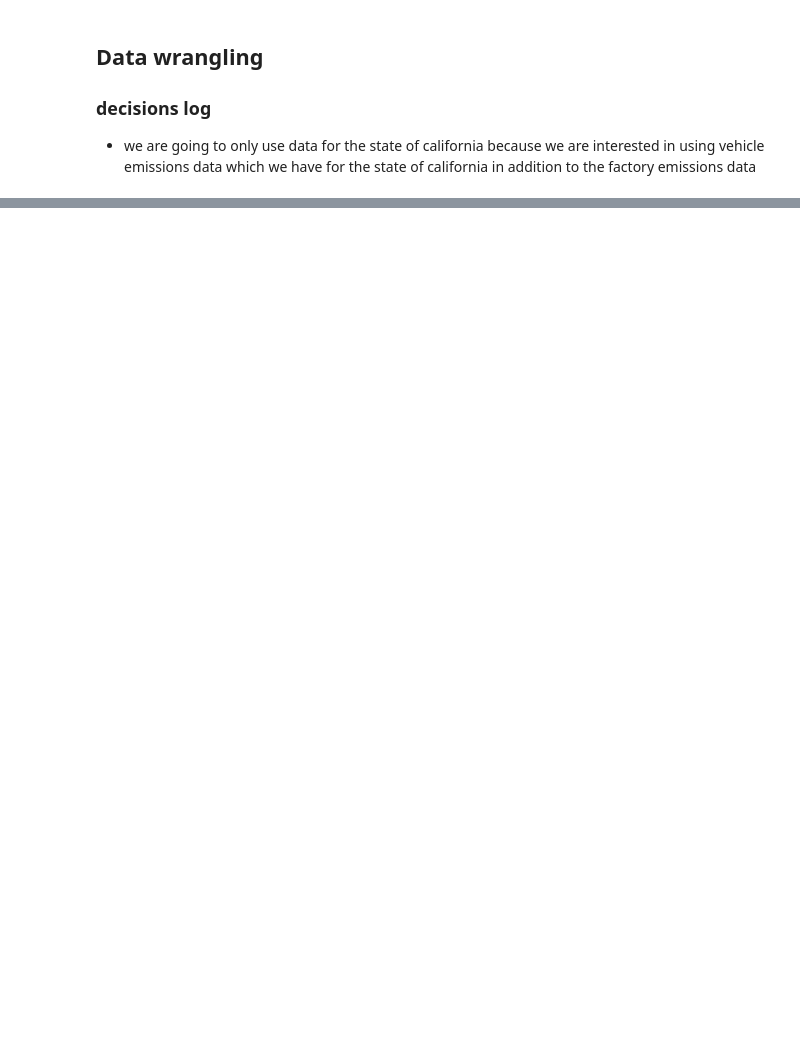
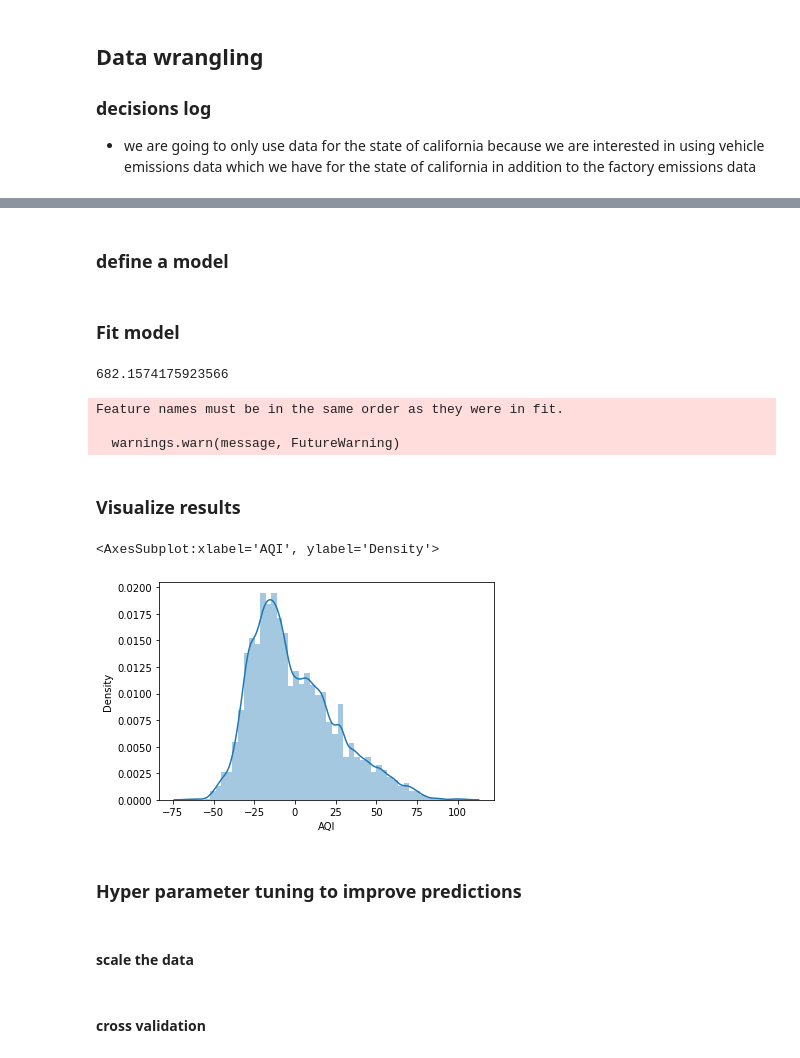
Before and after one commit to annamarieweber/AQI-predictor, a Jupyter notebook: final-project-notebook.ipynb, the cells around one changed output, grey strips where cells are left out. Saved outputs shown, nothing was run; the diff lists cells and outputs as text; code cells hidden in the pictures; blank space fills up the shorter version.

```diff
--- a/final-project-notebook.ipynb
+++ b/final-project-notebook.ipynb
@@ -468,0 +960,6 @@ ModuleNotFoundError: No module named 'seaborn'
+# %%
+complete_data_set_california = complete_data_set[complete_data_set["State Name"] == "California"]
+
+complete_data_set_california = pd.merge(complete_data_set_california,traffic_volumes_updated,left_on=["County Name"],right_on=["County"])
+
+complete_data_set_california.columns
@@ -468,0 +1076,11 @@ ModuleNotFoundError: No module named 'seaborn'
+# %%
+from sklearn.model_selection import train_test_split
+
+complete_data_set_california.sample(50000)
+
+train,test = train_test_split(complete_data_set_california,test_size=0.2,random_state=12)
+
+train,validate = train_test_split(train,test_size=0.2,random_state=12)
+
+X_train,y_train = process_data_fm(train)
+X_validate,y_validate = process_data_fm(validate)
@@ -468,0 +1127,38 @@ ModuleNotFoundError: No module named 'seaborn'
+# %% [markdown]
+### define a model
+# %%
+from sklearn.linear_model import Lasso
+from sklearn.model_selection import RepeatedKFold
+from sklearn.model_selection import GridSearchCV
+
+model = Lasso()
+# %% [markdown]
+### Fit model
+# %%
+#Fitting the model
+model.fit(X_train,y_train)
+y_pred = model.predict(X_validate)
+
+#Model Predictions
+from sklearn.metrics import mean_squared_error
+print(mean_squared_error(y_validate,y_pred))
+# %% [output]
+682.1574175923566
+Feature names must be in the same order as they were in fit.
+
+  warnings.warn(message, FutureWarning)
+# %% [markdown]
+### Visualize results
+# %%
+import matplotlib.pyplot as plt
+import seaborn as sns
+%matplotlib inline
+
+sns.distplot(y_validate-y_pred)
+# %% [output]
+<AxesSubplot:xlabel='AQI', ylabel='Density'>
+[figure, added]
+# %% [markdown]
+### Hyper parameter tuning to improve predictions
+# %% [markdown]
+#### scale the data
@@ -468,0 +1173,2 @@ ModuleNotFoundError: No module named 'seaborn'
+# %% [markdown]
+#### cross validation
```
Also changed, not shown: parts of 88 cells of this notebook.
